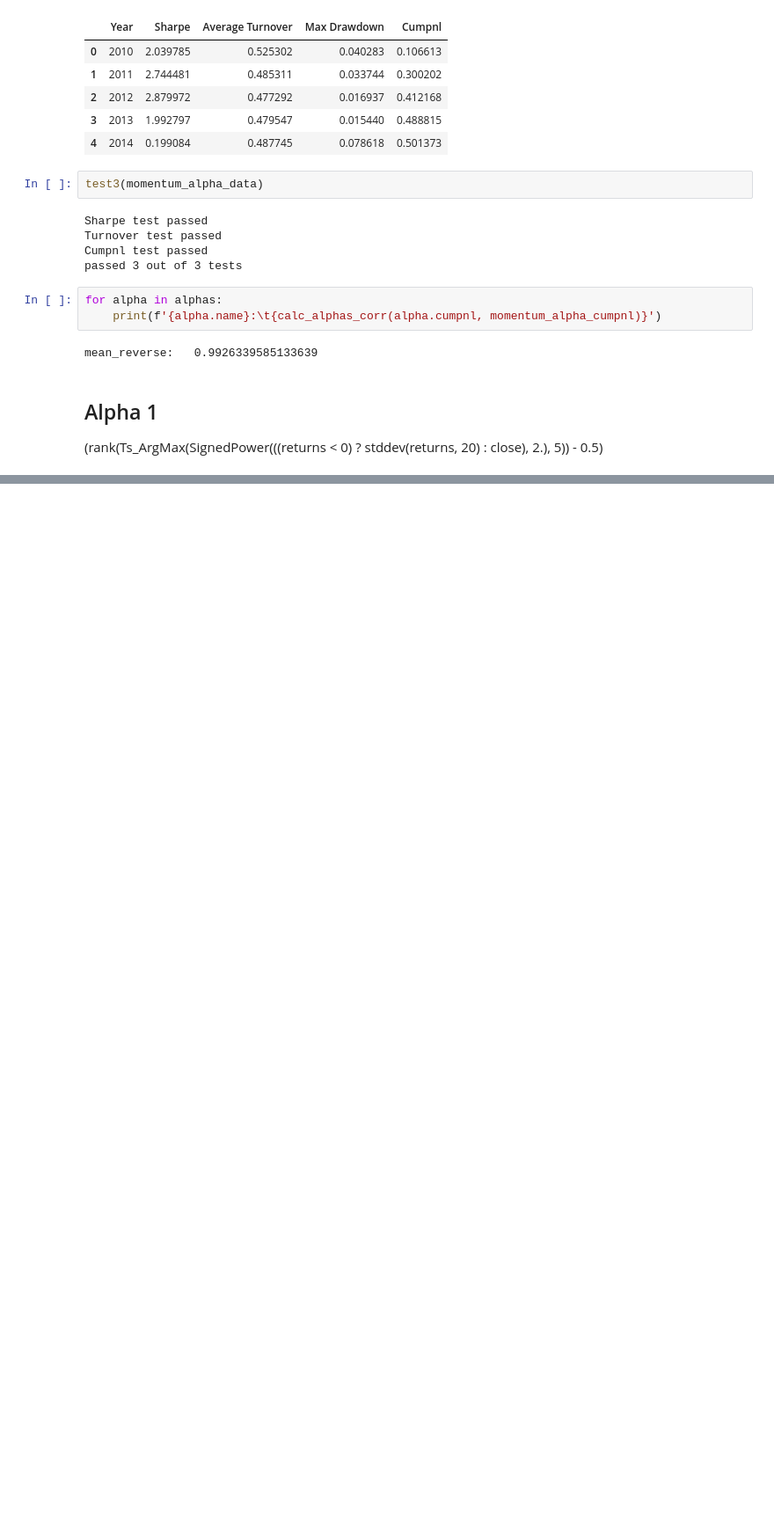
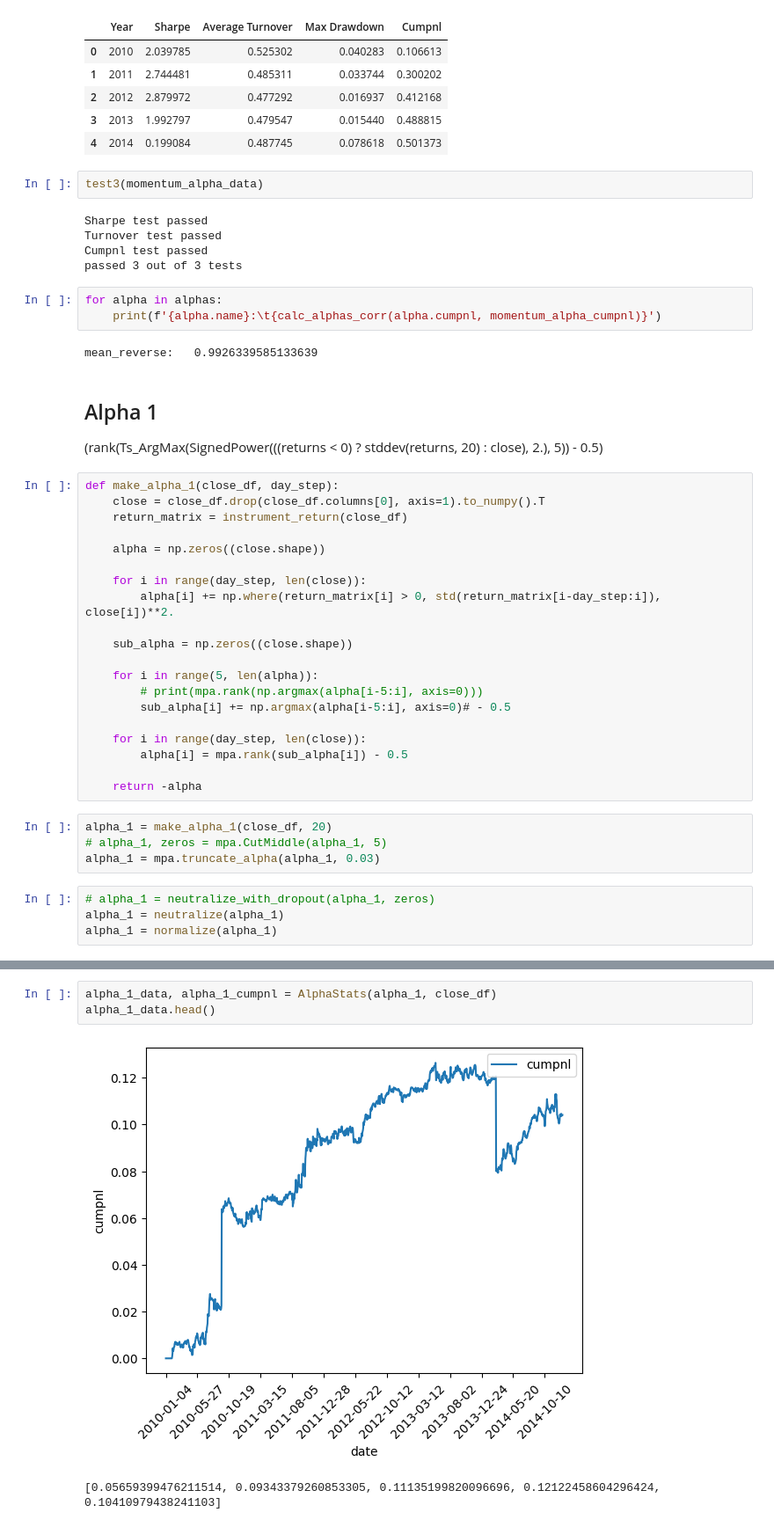
Before and after one commit to Kasymkhankhubiyev/Sirius-Uni, a Jupyter notebook: DerivativesControl/Task2.ipynb, the cells around one changed output, grey strips where cells are left out. Shown at 88% size. Cells and saved outputs as stored; diff of their text form; blank space fills up the shorter version.

Commit message:
started making 101 alpha

```diff
--- a/DerivativesControl/Task2.ipynb
+++ b/DerivativesControl/Task2.ipynb
@@ -849,3 +853,31 @@ mean_reverse:   0.9926339585133639
 ## Alpha 1
 
 (rank(Ts_ArgMax(SignedPower(((returns < 0) ? stddev(returns, 20) : close), 2.), 5)) - 0.5)
+# %%
+def make_alpha_1(close_df, day_step):
+    close = close_df.drop(close_df.columns[0], axis=1).to_numpy().T
+    return_matrix = instrument_return(close_df)
+
+    alpha = np.zeros((close.shape))
+
+    for i in range(day_step, len(close)):
+        alpha[i] += np.where(return_matrix[i] > 0, std(return_matrix[i-day_step:i]), close[i])**2.
+
+    sub_alpha = np.zeros((close.shape))
+
+    for i in range(5, len(alpha)):
+        # print(mpa.rank(np.argmax(alpha[i-5:i], axis=0)))
+        sub_alpha[i] += np.argmax(alpha[i-5:i], axis=0)# - 0.5
+
+    for i in range(day_step, len(close)):
+        alpha[i] = mpa.rank(sub_alpha[i]) - 0.5
+
+    return -alpha
+# %%
+alpha_1 = make_alpha_1(close_df, 20)
+# alpha_1, zeros = mpa.CutMiddle(alpha_1, 5)
+alpha_1 = mpa.truncate_alpha(alpha_1, 0.03)
+# %%
+# alpha_1 = neutralize_with_dropout(alpha_1, zeros)
+alpha_1 = neutralize(alpha_1)
+alpha_1 = normalize(alpha_1)
@@ -851,0 +890,6 @@ mean_reverse:   0.9926339585133639
+# %%
+alpha_1_data, alpha_1_cumpnl = AlphaStats(alpha_1, close_df)
+alpha_1_data.head()
+# %% [output]
+[figure, added]
+[0.05659399476211514, 0.09343379260853305, 0.11135199820096696, 0.12122458604296424, 0.10410979438241103]
```
Also changed, not shown: parts of 13 cells of this notebook, 2 other files.
